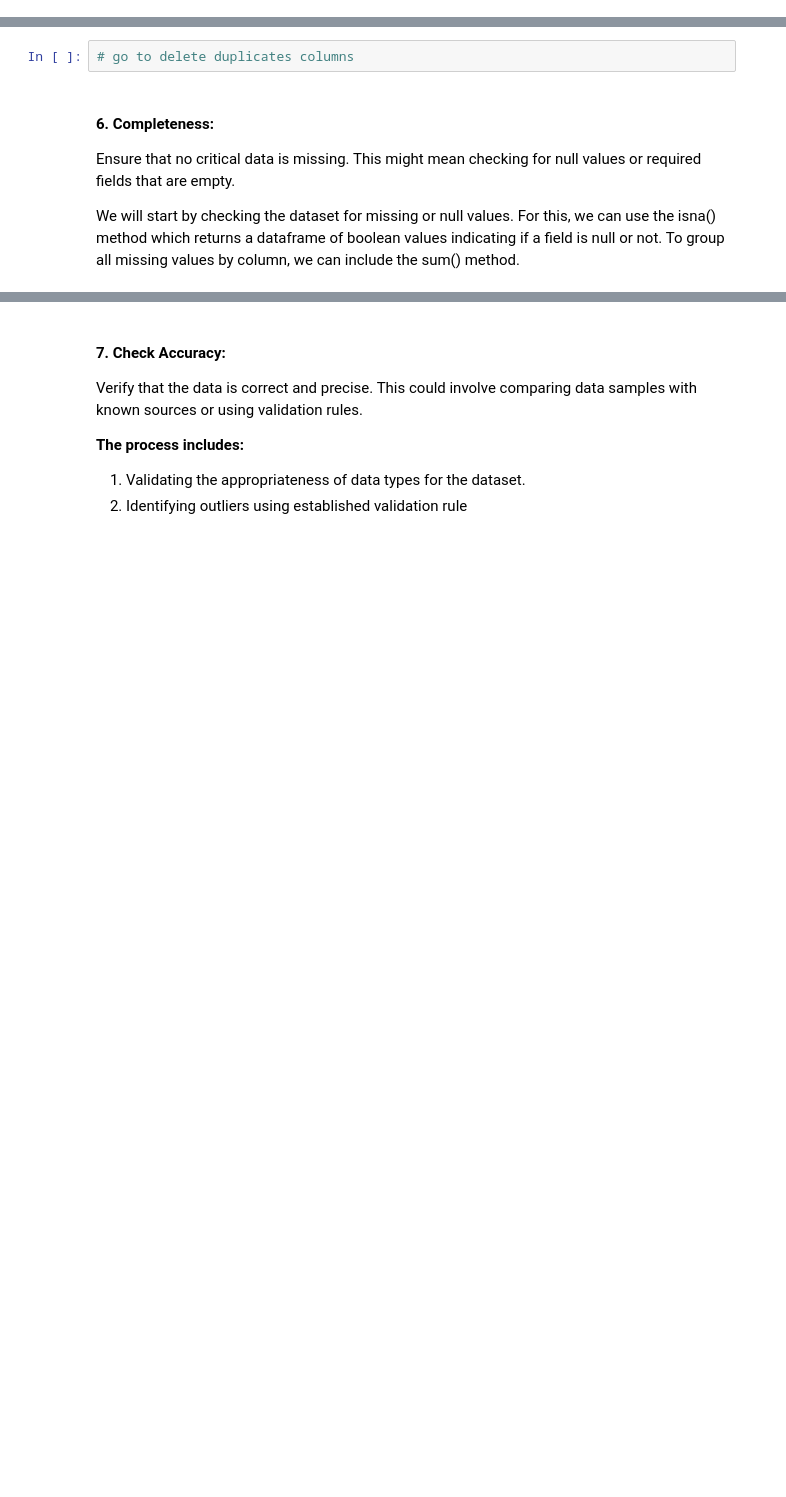
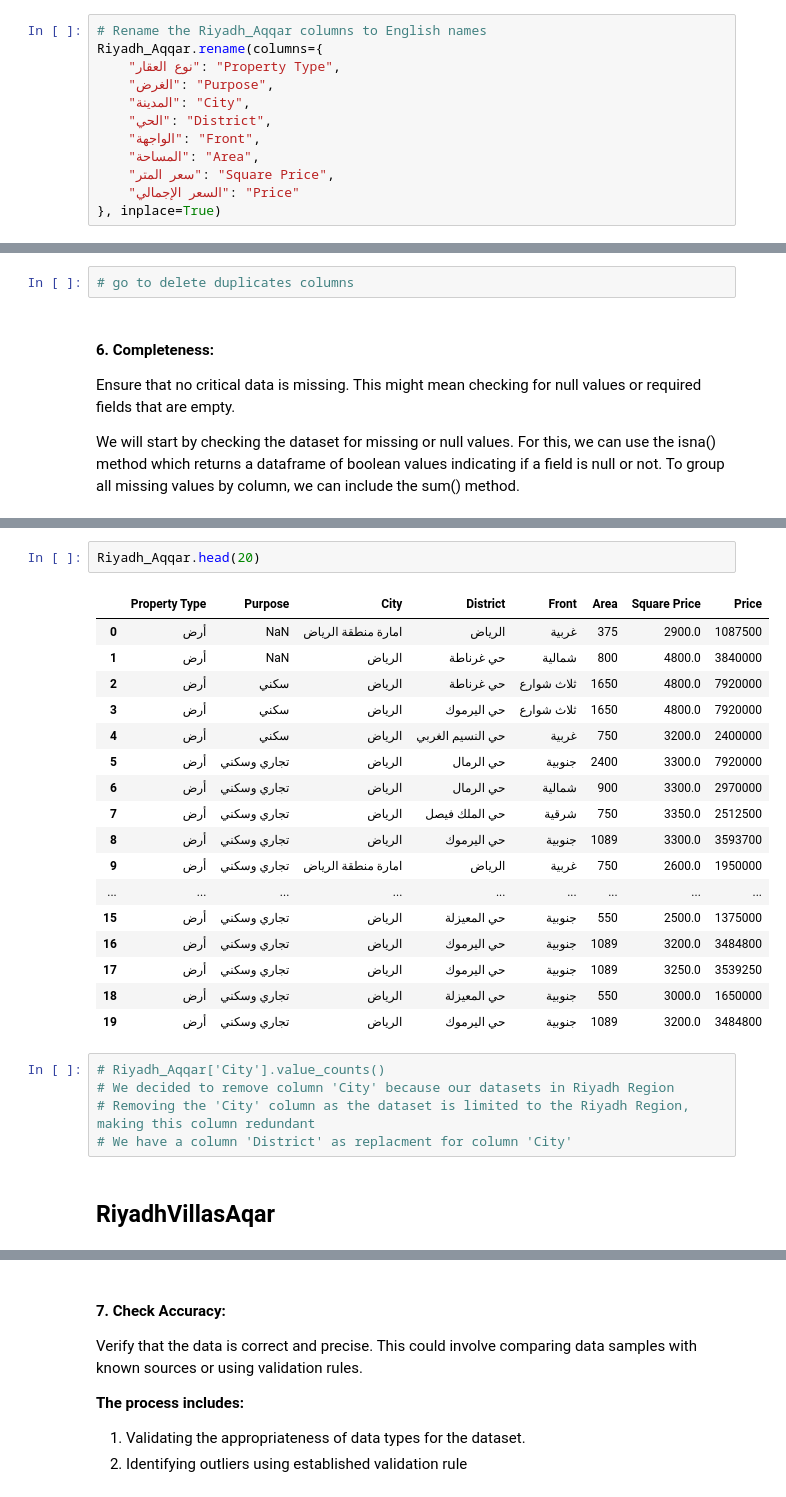
Before and after one commit to Ahmedbhassar/Usecase6-Project3, a Jupyter notebook: EDA explain template (2).ipynb, the cells around one changed output, grey strips where cells are left out. Saved outputs shown, nothing was run; the diff lists cells and outputs as text; blank space fills up the shorter version.

```diff
--- a/EDA explain template (2).ipynb
+++ b/EDA explain template (2).ipynb
@@ -158,6 +164,18 @@ Confirm that the data is consistent within the dataset and across multiple data
 # %%
 # For consistency, all datasets contained the necessary columns with logical meanings, but formatting adjustments were required to align them.
 # This included renaming columns and standardizing data types to ensure accurate comparisons across all three datasets.
+# %%
+# Rename the Riyadh_Aqqar columns to English names
+Riyadh_Aqqar.rename(columns={
+    "نوع العقار": "Property Type",
+    "الغرض": "Purpose",
+    "المدينة": "City",
+    "الحي": "District",
+    "الواجهة": "Front",
+    "المساحة": "Area",
+    "سعر المتر": "Square Price",
+    "السعر الإجمالي": "Price"
+}, inplace=True)
 # %% [markdown]
 #### 4. Relevance:
 Assess whether the data is appropriate and applicable for the intended analysis. Data that is not relevant can skew results and lead to incorrect conclusions.
@@ -190,0 +400,27 @@ We will start by checking the dataset for missing or null values. For this, we c
+# %%
+Riyadh_Aqqar.head(20)
+# %% [output]
+|  | Property Type | Purpose | City | District | Front | Area | Square Price | Price |
+| 0 | أرض | NaN | امارة منطقة الرياض | الرياض | غربية | 375 | 2900.0 | 1087500 |
+| 1 | أرض | NaN | الرياض | حي غرناطة | شمالية | 800 | 4800.0 | 3840000 |
+| 2 | أرض | سكني | الرياض | حي غرناطة | ثلاث شوارع | 1650 | 4800.0 | 7920000 |
+| 3 | أرض | سكني | الرياض | حي اليرموك | ثلاث شوارع | 1650 | 4800.0 | 7920000 |
+| 4 | أرض | سكني | الرياض | حي النسيم الغربي | غربية | 750 | 3200.0 | 2400000 |
+| 5 | أرض | تجاري وسكني | الرياض | حي الرمال | جنوبية | 2400 | 3300.0 | 7920000 |
+| 6 | أرض | تجاري وسكني | الرياض | حي الرمال | شمالية | 900 | 3300.0 | 2970000 |
+| 7 | أرض | تجاري وسكني | الرياض | حي الملك فيصل | شرقية | 750 | 3350.0 | 2512500 |
+| 8 | أرض | تجاري وسكني | الرياض | حي اليرموك | جنوبية | 1089 | 3300.0 | 3593700 |
+| 9 | أرض | تجاري وسكني | امارة منطقة الرياض | الرياض | غربية | 750 | 2600.0 | 1950000 |
+| ... | ... | ... | ... | ... | ... | ... | ... | ... |
+| 15 | أرض | تجاري وسكني | الرياض | حي المعيزلة | جنوبية | 550 | 2500.0 | 1375000 |
+| 16 | أرض | تجاري وسكني | الرياض | حي اليرموك | جنوبية | 1089 | 3200.0 | 3484800 |
+| 17 | أرض | تجاري وسكني | الرياض | حي اليرموك | جنوبية | 1089 | 3250.0 | 3539250 |
+| 18 | أرض | تجاري وسكني | الرياض | حي المعيزلة | جنوبية | 550 | 3000.0 | 1650000 |
+| 19 | أرض | تجاري وسكني | الرياض | حي اليرموك | جنوبية | 1089 | 3200.0 | 3484800 |
+# %%
+# Riyadh_Aqqar['City'].value_counts()
+# We decided to remove column 'City' because our datasets in Riyadh Region
+# Removing the 'City' column as the dataset is limited to the Riyadh Region, making this column redundant
+# We have a column 'District' as replacment for column 'City'
+# %% [markdown]
+## RiyadhVillasAqar
```
Also changed, not shown: parts of 52 cells of this notebook.
